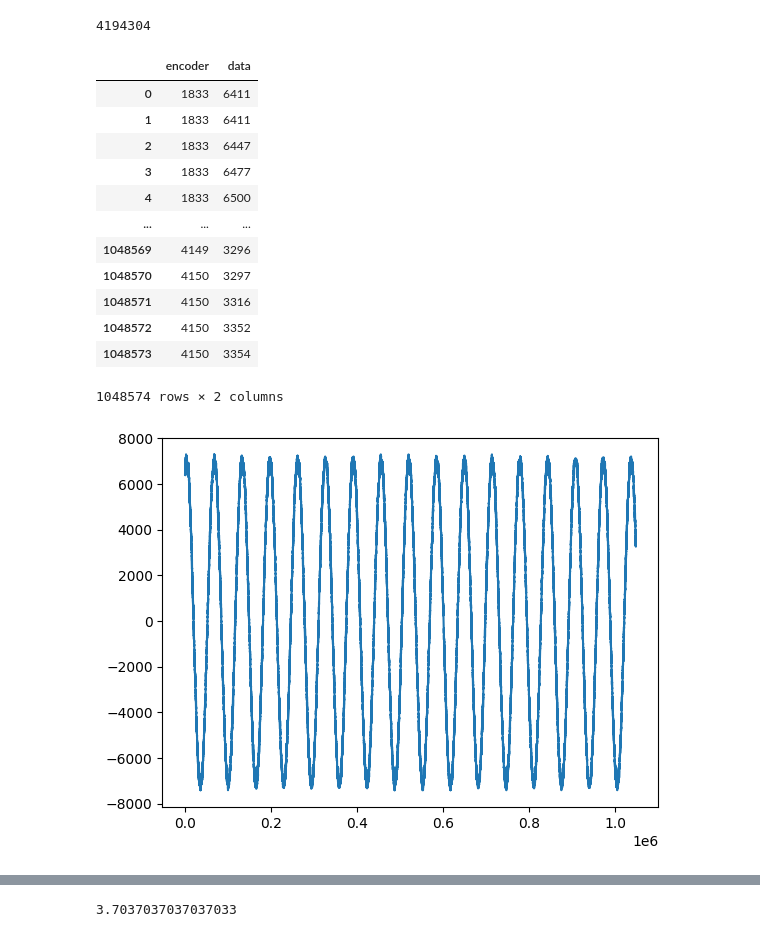
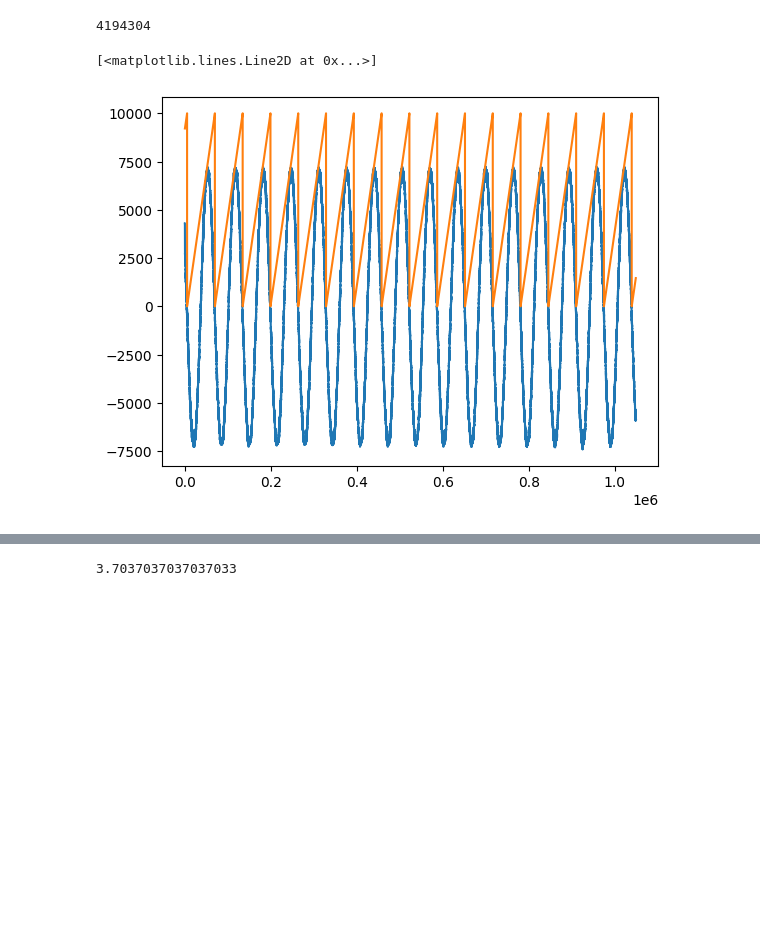
Before and after one commit to BuslaySt/Helmholz-Polymagnit, a Jupyter notebook: code/HarmData_fast.ipynb, the cells around one changed output, grey strips where cells are left out. Drawn from its saved outputs; the diff is of its cells as text; code cells hidden in the pictures; blank space fills up the shorter version.

```diff
--- a/code/HarmData_fast.ipynb
+++ b/code/HarmData_fast.ipynb
@@ -109,23 +109,13 @@ if 0:
 
     df_raw = pd.DataFrame({'encoder' : encoder, 'data' : data})
 # %%
+%matplotlib inline
 plt.plot(df_filtered.data)
-df_filtered
+plt.plot(df_filtered.encoder)
+# df_filtered
 # %% [output]
-|  | encoder | data |
-| 0 | 1833 | 6411 |
-| 1 | 1833 | 6411 |
-| 2 | 1833 | 6447 |
-| 3 | 1833 | 6477 |
-| 4 | 1833 | 6500 |
-| ... | ... | ... |
-| 1048569 | 4149 | 3296 |
-| 1048570 | 4150 | 3297 |
-| 1048571 | 4150 | 3316 |
-| 1048572 | 4150 | 3352 |
-| 1048573 | 4150 | 3354 |
-1048574 rows × 2 columns
+[<matplotlib.lines.Line2D at 0x...>]
-[figure, old version]
+[figure, new version]
 # %%
 if 0:
     split_points = df_filtered.index[(df_filtered['encoder'].shift(1) - df_filtered['encoder'] > 1000)]
```
Also changed, not shown: parts of 5 cells of this notebook.
